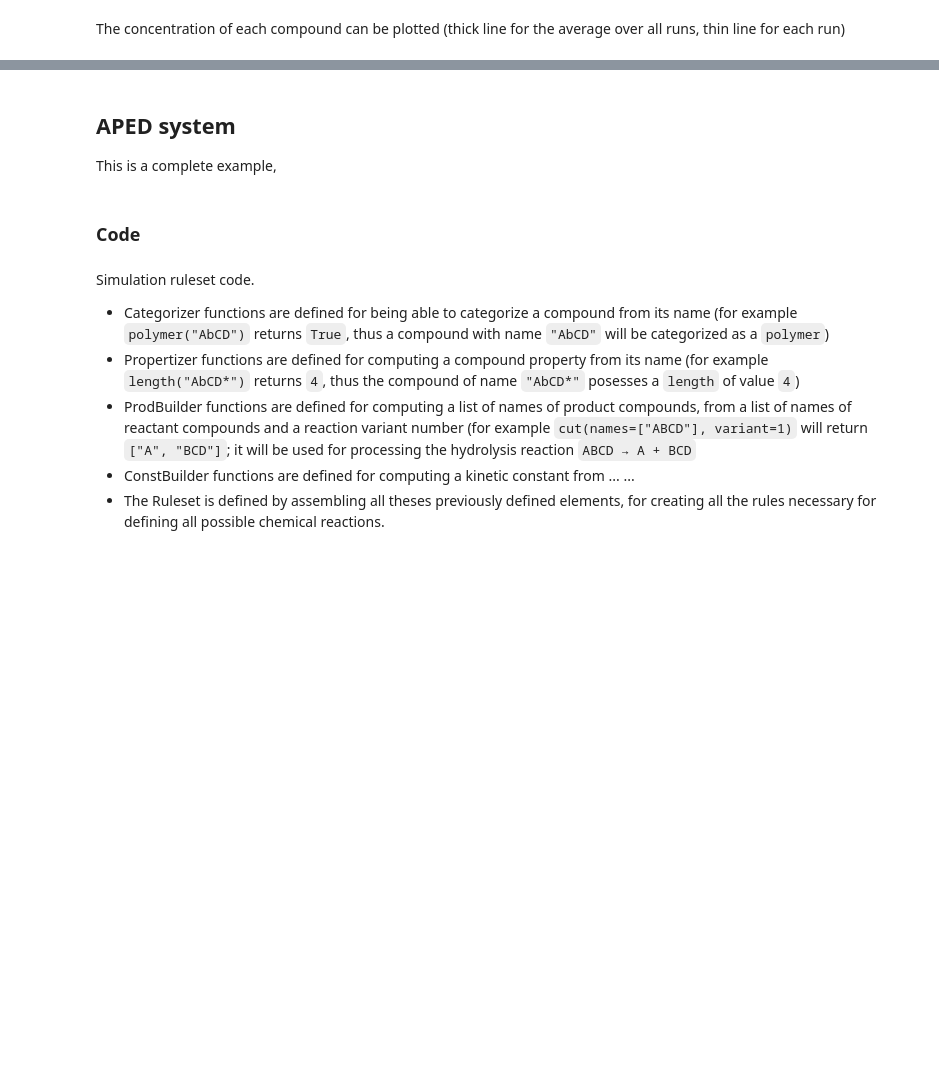
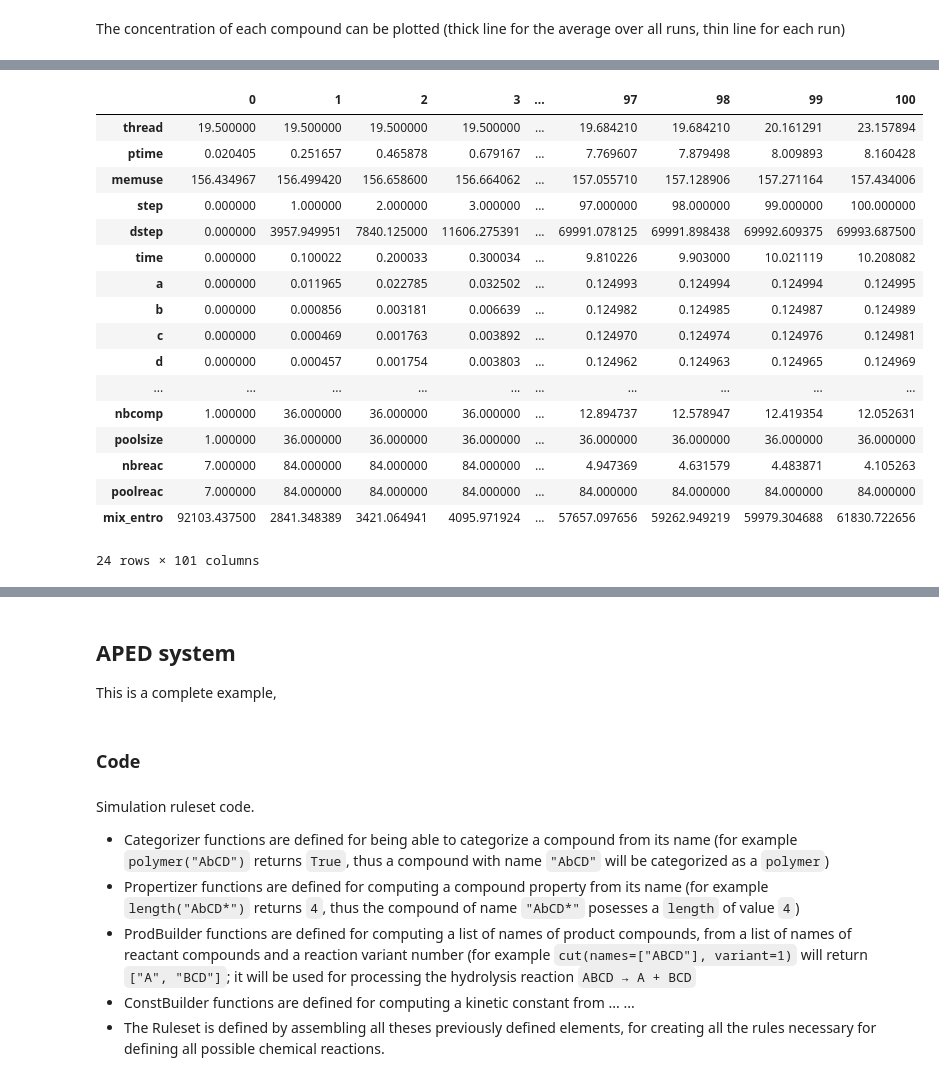
Before and after one commit to rplasson/metadynamic, a Jupyter notebook: docs/sphinx/jupyter/metadynamic-notebook.ipynb, the cells around one changed output, grey strips where cells are left out. Drawn from its saved outputs; the diff is of its cells as text; code cells hidden in the pictures; blank space fills up the shorter version.

Commit message:
Added larger `simple` model example.

```diff
--- a/docs/sphinx/jupyter/metadynamic-notebook.ipynb
+++ b/docs/sphinx/jupyter/metadynamic-notebook.ipynb
@@ -192,0 +218,4 @@ P.ylim(0);
+# %%
+res = ResultReader("simple-large.hdf5")
+end = res.params.attrs["tend"]
+print(res.printinfo)
@@ -192,0 +240,21 @@ P.ylim(0);
+# %%
+res.table()
+# %% [output]
+|  | 0 | 1 | 2 | 3 | ... | 97 | 98 | 99 | 100 |
+| thread | 19.500000 | 19.500000 | 19.500000 | 19.500000 | ... | 19.684210 | 19.684210 | 20.161291 | 23.157894 |
+| ptime | 0.020405 | 0.251657 | 0.465878 | 0.679167 | ... | 7.769607 | 7.879498 | 8.009893 | 8.160428 |
+| memuse | 156.434967 | 156.499420 | 156.658600 | 156.664062 | ... | 157.055710 | 157.128906 | 157.271164 | 157.434006 |
+| step | 0.000000 | 1.000000 | 2.000000 | 3.000000 | ... | 97.000000 | 98.000000 | 99.000000 | 100.000000 |
+| dstep | 0.000000 | 3957.949951 | 7840.125000 | 11606.275391 | ... | 69991.078125 | 69991.898438 | 69992.609375 | 69993.687500 |
+| time | 0.000000 | 0.100022 | 0.200033 | 0.300034 | ... | 9.810226 | 9.903000 | 10.021119 | 10.208082 |
+| a | 0.000000 | 0.011965 | 0.022785 | 0.032502 | ... | 0.124993 | 0.124994 | 0.124994 | 0.124995 |
+| b | 0.000000 | 0.000856 | 0.003181 | 0.006639 | ... | 0.124982 | 0.124985 | 0.124987 | 0.124989 |
+| c | 0.000000 | 0.000469 | 0.001763 | 0.003892 | ... | 0.124970 | 0.124974 | 0.124976 | 0.124981 |
+| d | 0.000000 | 0.000457 | 0.001754 | 0.003803 | ... | 0.124962 | 0.124963 | 0.124965 | 0.124969 |
+| ... | ... | ... | ... | ... | ... | ... | ... | ... | ... |
+| nbcomp | 1.000000 | 36.000000 | 36.000000 | 36.000000 | ... | 12.894737 | 12.578947 | 12.419354 | 12.052631 |
+| poolsize | 1.000000 | 36.000000 | 36.000000 | 36.000000 | ... | 36.000000 | 36.000000 | 36.000000 | 36.000000 |
+| nbreac | 7.000000 | 84.000000 | 84.000000 | 84.000000 | ... | 4.947369 | 4.631579 | 4.483871 | 4.105263 |
+| poolreac | 7.000000 | 84.000000 | 84.000000 | 84.000000 | ... | 84.000000 | 84.000000 | 84.000000 | 84.000000 |
+| mix_entro | 92103.437500 | 2841.348389 | 3421.064941 | 4095.971924 | ... | 57657.097656 | 59262.949219 | 59979.304688 | 61830.722656 |
+24 rows × 101 columns
```
Also changed, not shown: parts of 15 cells of this notebook, 4 other files.
